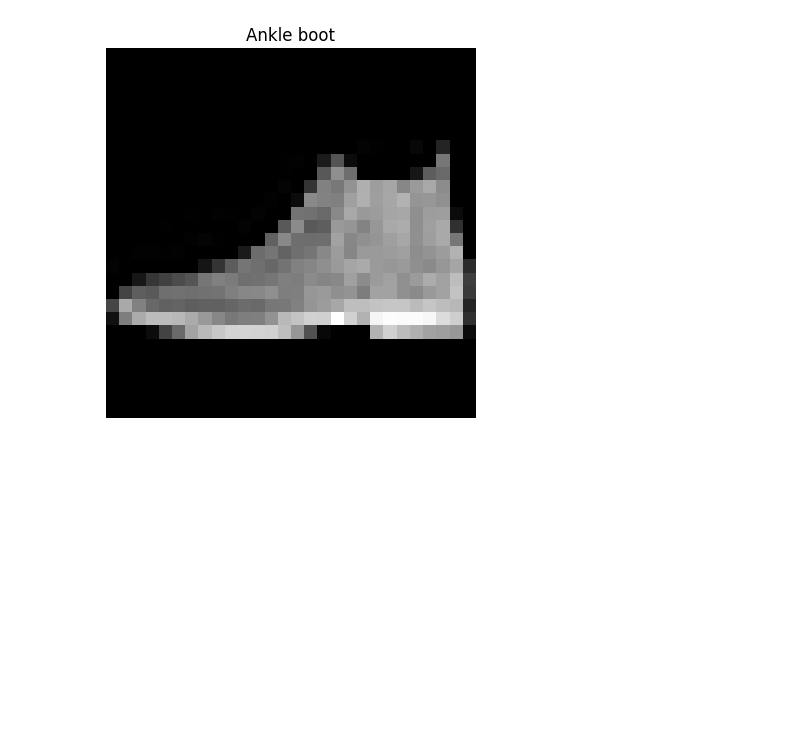
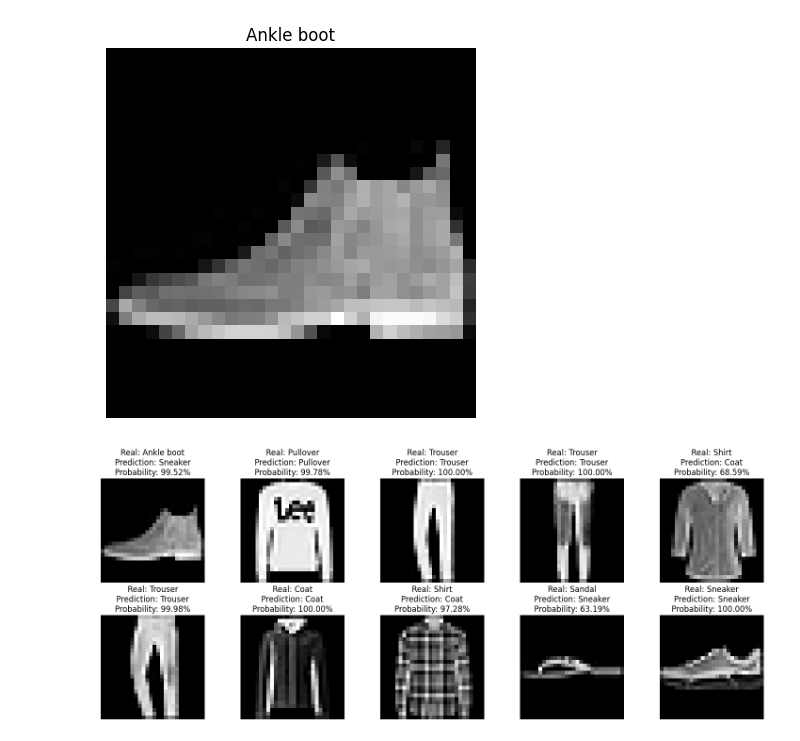
Before and after one commit to PaolaMaribel18/hands-on-2023A, a Jupyter notebook: notebooks/08_softmaxClassification.ipynb, the cells around one changed output. Drawn from its saved outputs; the diff is of its cells as text; code cells hidden in the pictures; blank space fills up the shorter version.

```diff
--- a/notebooks/08_softmaxClassification.ipynb
+++ b/notebooks/08_softmaxClassification.ipynb
@@ -242,3 +282,39 @@ plt.axis('off')
 plt.show()
 # %% [output]
 [figure]
+# %%
+import matplotlib.pyplot as plt
+
+# Get multiple predictions
+num_predictions = 10  # Number of predictions you want to print
+rows = 2  # Number of rows in the subplot grid
+cols = 5  # Number of columns in the subplot grid
+
+# Create subplots to display predictions in a grid
+fig, axes = plt.subplots(rows, cols, figsize=(15, 6))
+
+for i in range(num_predictions):
+    image, label = test_dataset[i]
+    row = i // cols  # Calculate the row index
+    col = i % cols  # Calculate the column index
+
+    axes[row, col].imshow(image.squeeze(), cmap='gray')
+    axes[row, col].axis('off')
+
+    # Make the prediction
+    with torch.no_grad():
+        output = model(image.unsqueeze(0))
+        probabilities = nn.functional.softmax(output, dim=1)
+        predicted_prob, predicted_label = torch.max(probabilities, dim=1)
+
+    # Show the real label and the prediction with its probability
+    real_label = class_labels[label]
+    prediction_name = class_labels[predicted_label.item()]
+    prediction_prob = predicted_prob.item() * 100
+
+    axes[row, col].set_title(f'Real: {real_label}\nPrediction: {prediction_name}\nProbability: {prediction_prob:.2f}%')
+
+plt.tight_layout()
+plt.show()
+# %% [output]
+[figure, added]
```
Also changed, not shown: parts of 2 cells of this notebook.
